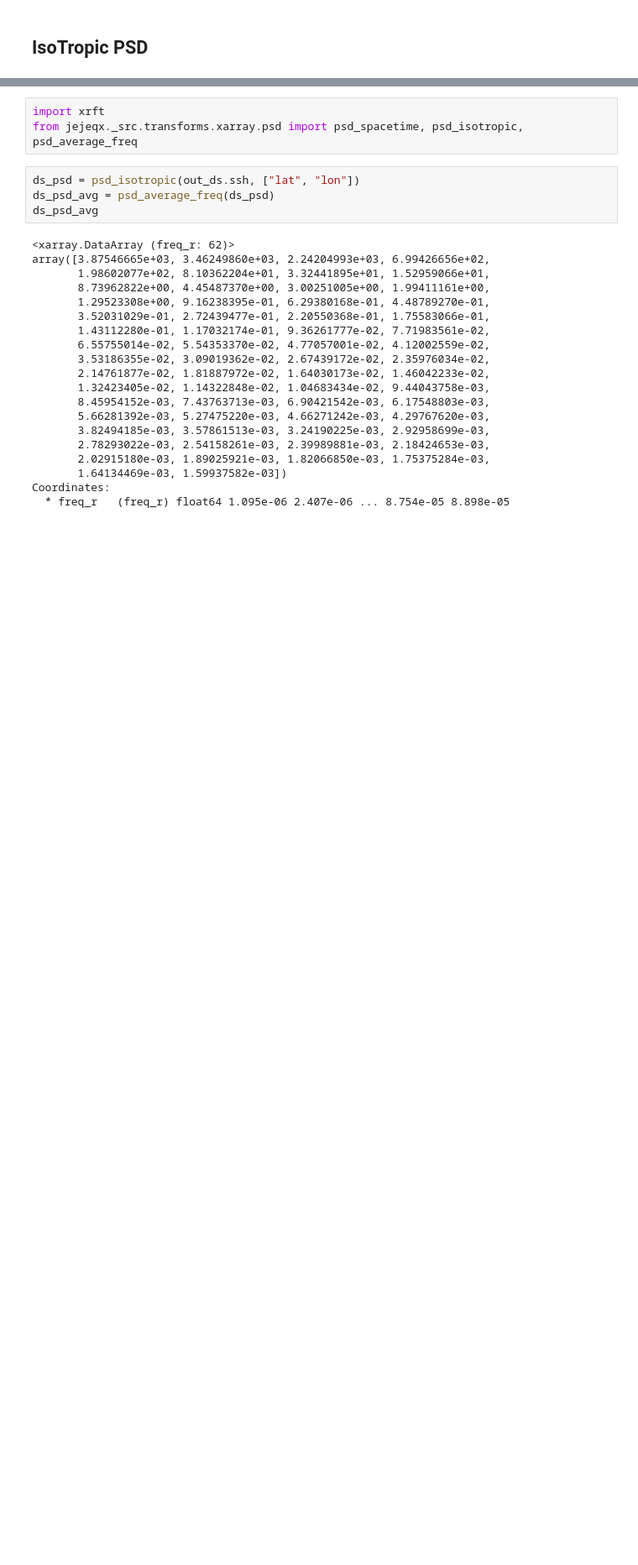
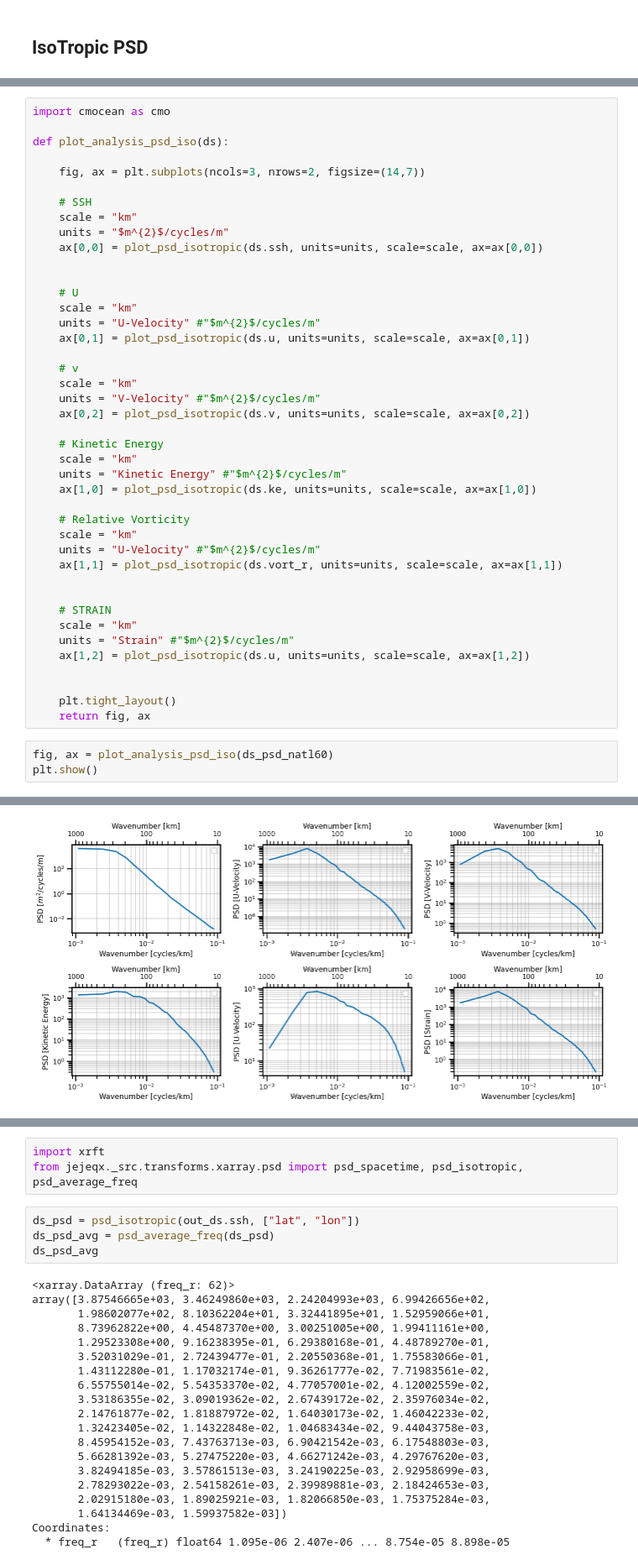
Before and after one commit to jejjohnson/jejeqx, a Jupyter notebook: notebooks/dev/ssh/spectral_analysis.ipynb, the cells around one changed output, grey strips where cells are left out. Shown at 84% size. Drawn from its saved outputs; the diff is of its cells as text; blank space fills up the shorter version.

```diff
--- a/notebooks/dev/ssh/spectral_analysis.ipynb
+++ b/notebooks/dev/ssh/spectral_analysis.ipynb
@@ -310,0 +292,46 @@ Attributes: (0)
+# %%
+import cmocean as cmo
+
+def plot_analysis_psd_iso(ds):
+
+    fig, ax = plt.subplots(ncols=3, nrows=2, figsize=(14,7))
+
+    # SSH
+    scale = "km"
+    units = "$m^{2}$/cycles/m"
+    ax[0,0] = plot_psd_isotropic(ds.ssh, units=units, scale=scale, ax=ax[0,0])
+
+
+    # U
+    scale = "km"
+    units = "U-Velocity" #"$m^{2}$/cycles/m"
+    ax[0,1] = plot_psd_isotropic(ds.u, units=units, scale=scale, ax=ax[0,1])
+
+    # v
+    scale = "km"
+    units = "V-Velocity" #"$m^{2}$/cycles/m"
+    ax[0,2] = plot_psd_isotropic(ds.v, units=units, scale=scale, ax=ax[0,2])
+
+    # Kinetic Energy
+    scale = "km"
+    units = "Kinetic Energy" #"$m^{2}$/cycles/m"
+    ax[1,0] = plot_psd_isotropic(ds.ke, units=units, scale=scale, ax=ax[1,0])
+
+    # Relative Vorticity
+    scale = "km"
+    units = "U-Velocity" #"$m^{2}$/cycles/m"
+    ax[1,1] = plot_psd_isotropic(ds.vort_r, units=units, scale=scale, ax=ax[1,1])
+
+
+    # STRAIN
+    scale = "km"
+    units = "Strain" #"$m^{2}$/cycles/m"
+    ax[1,2] = plot_psd_isotropic(ds.u, units=units, scale=scale, ax=ax[1,2])
+
+
+    plt.tight_layout()
+    return fig, ax
+# %%
+fig, ax = plot_analysis_psd_iso(ds_psd_natl60)
+plt.show()
+# %% [output]
@@ -310,0 +344 @@ Attributes: (0)
+[figure, added]
```
Also changed, not shown: parts of 19 cells of this notebook, 6 other files.
